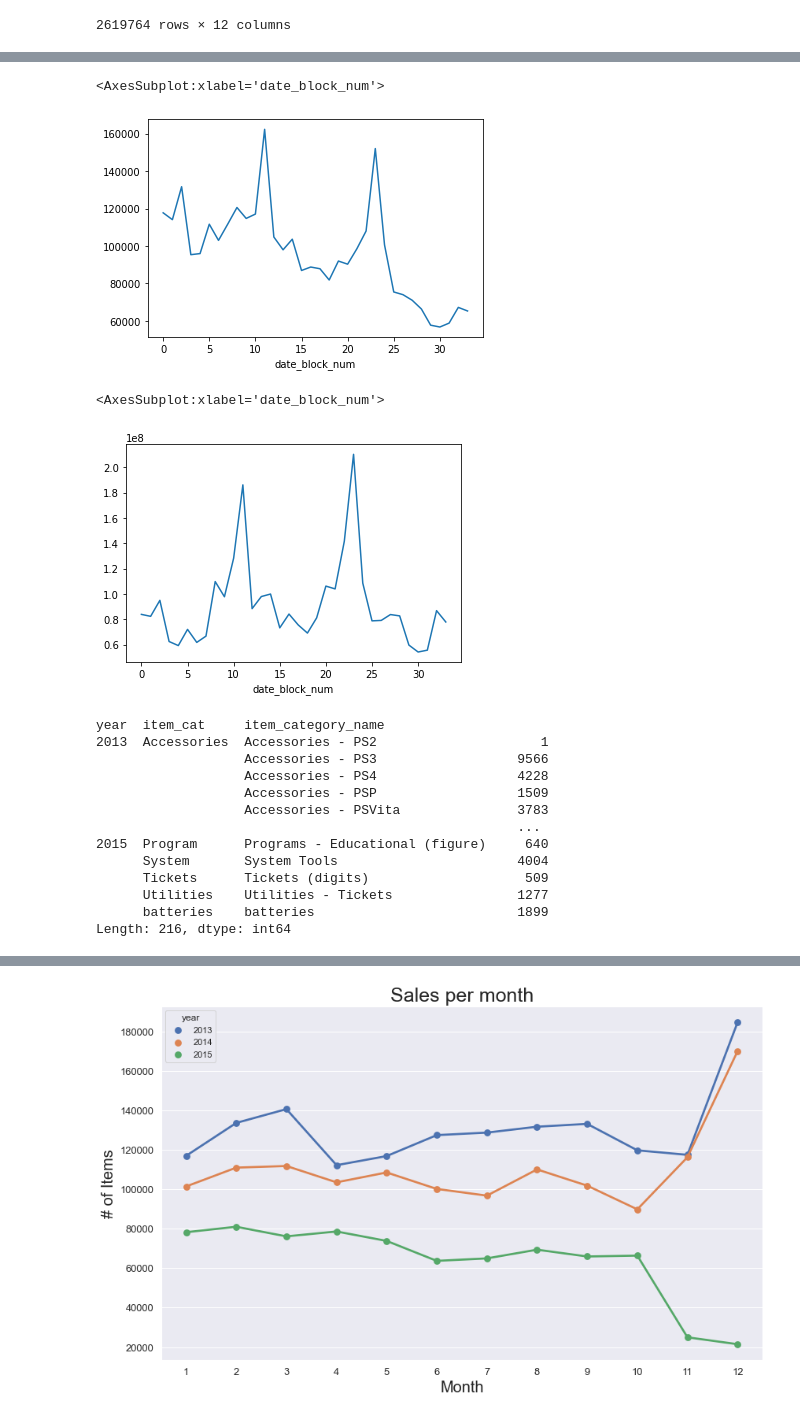
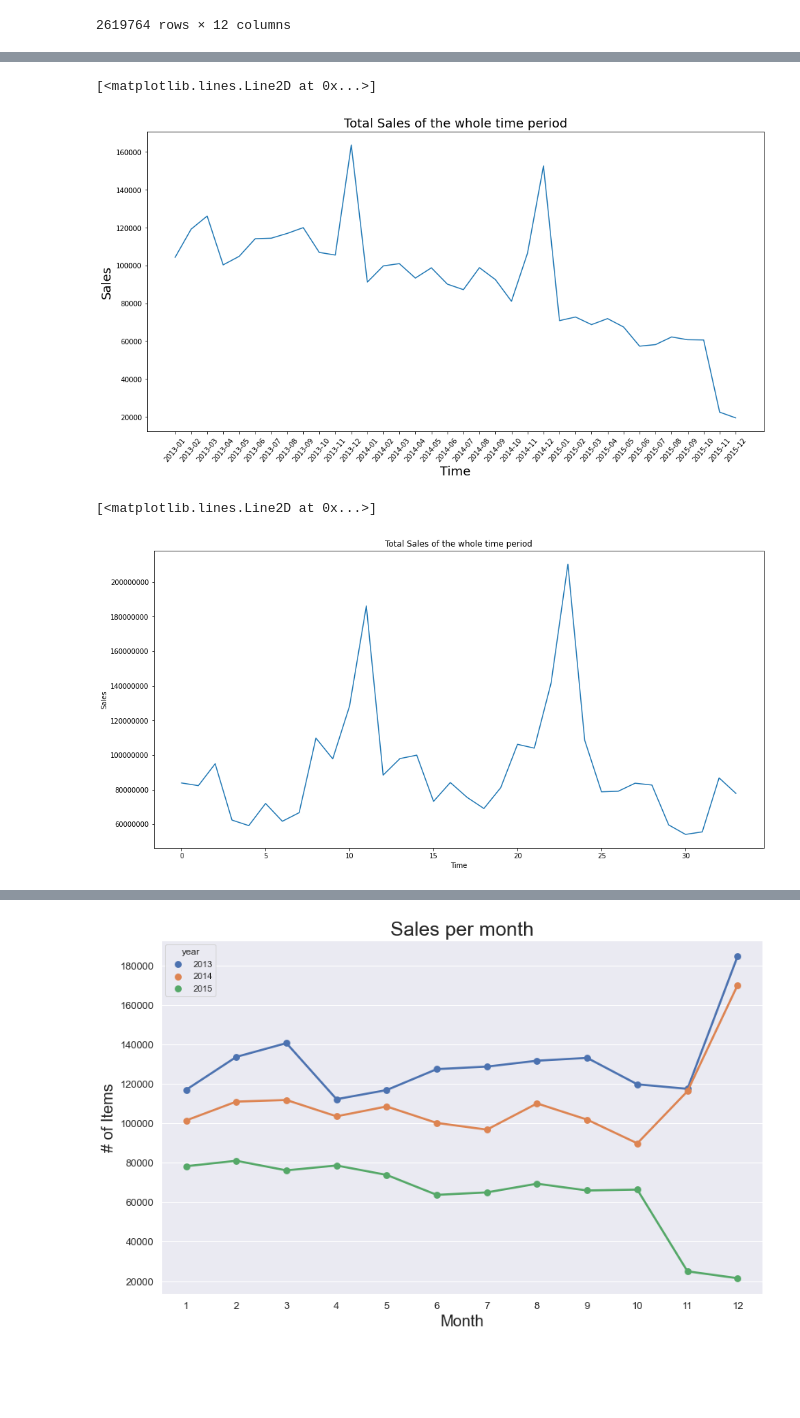
Before and after one commit to SabeehRaza-DS/FutureSales_Project, a Jupyter notebook: sales_prediction.ipynb, the cells around one changed output, grey strips where cells are left out. Drawn from its saved outputs; the diff is of its cells as text; code cells hidden in the pictures; blank space fills up the shorter version.

```diff
--- a/sales_prediction.ipynb
+++ b/sales_prediction.ipynb
@@ -418,31 +236,30 @@ dtype: object
-# %%
-sales_by_month = df_tr_data.groupby(['date_block_num'])['item_cnt_day'].sum()
-sales_by_month.plot()
-# %% [output]
-<AxesSubplot:xlabel='date_block_num'>
-[figure, removed]
-# %%
-sales_by_months = df_tr_data.groupby(['date_block_num'])['revenue'].sum()
-sales_by_months.plot()
-# %% [output]
-<AxesSubplot:xlabel='date_block_num'>
-[figure, removed]
+# %%
+sales_month = df_tr_data.groupby(["month_year"])["item_cnt_day"].sum()
+sales_month.astype('float')
+plt.figure(figsize=(16,8))
+plt.title('Total Sales of the whole time period', fontsize=18)
+plt.xlabel('Time', fontsize=18)
+plt.ylabel('Sales', fontsize=18)
+plt.xticks(rotation=50)
+#plt.gcf().autofmt_xdate() # x-axis labels with angle
+plt.plot(sales_month)
+# %% [output]
+[<matplotlib.lines.Line2D at 0x...>]
+[figure, added]
+# %%
+sales_month = df_tr_data.groupby(["date_block_num"])["revenue"].sum()
+sales_month.astype('float')
+plt.figure(figsize=(16,8))
+plt.title('Total Sales of the whole time period')
+plt.xlabel('Time')
+plt.ylabel('Sales')
+plt.ticklabel_format(axis='y', style='plain')
+plt.plot(sales_month)
+# %% [output]
+[<matplotlib.lines.Line2D at 0x...>]
+[figure, added]
 # %%
-df_tr_data.groupby(['year', 'item_cat', 'item_category_name']).size()
+#df_tr_data.groupby(['year', 'item_cat', 'item_category_name']).size()
-# %% [output]
-year  item_cat     item_category_name
-2013  Accessories  Accessories - PS2                     1
-                   Accessories - PS3                  9566
-                   Accessories - PS4                  4228
-                   Accessories - PSP                  1509
-                   Accessories - PSVita               3783
-                                                      ...
-2015  Program      Programs - Educational (figure)     640
-      System       System Tools                       4004
-      Tickets      Tickets (digits)                    509
-      Utilities    Utilities - Tickets                1277
-      batteries    batteries                          1899
-Length: 216, dtype: int64
 # %%
 # Top catogieries for the sold items
 
```
Also changed, not shown: parts of 37 cells of this notebook, 1 other file.
